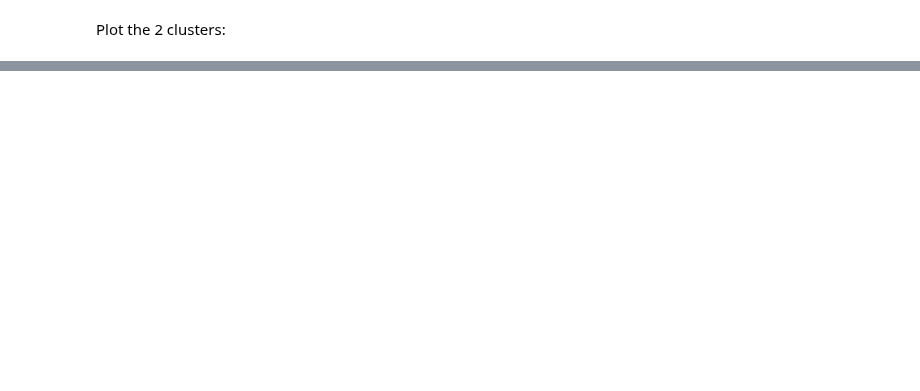
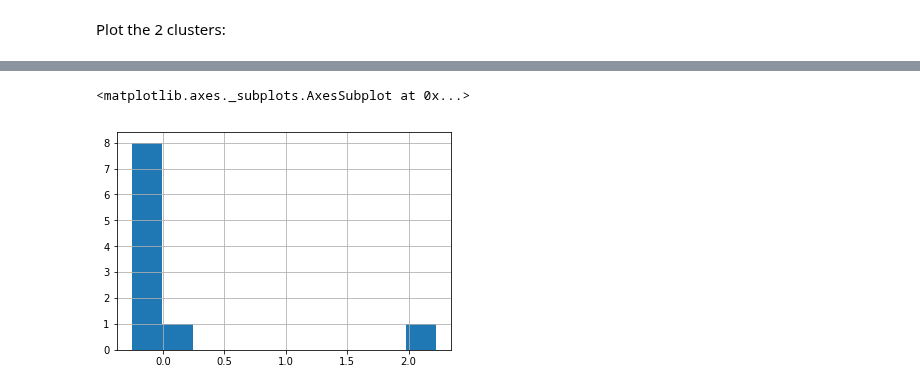
Before and after one commit to odedgolden/Machine-Learning, a Jupyter notebook: ML_ex4/ML_ex4.ipynb, the cells around one changed output, grey strips where cells are left out. Saved outputs shown, nothing was run; the diff lists cells and outputs as text; code cells hidden in the pictures; blank space fills up the shorter version.

```diff
--- a/ML_ex4/ML_ex4.ipynb
+++ b/ML_ex4/ML_ex4.ipynb
@@ -94,0 +232,5 @@ od_b
+# %%
+train.groupby(['Vote'])['Avg_Satisfaction_with_previous_vote'].mean().hist()
+# %% [output]
+<matplotlib.axes._subplots.AxesSubplot at 0x...>
+[figure, added]
```
Also changed, not shown: parts of 29 cells of this notebook.
